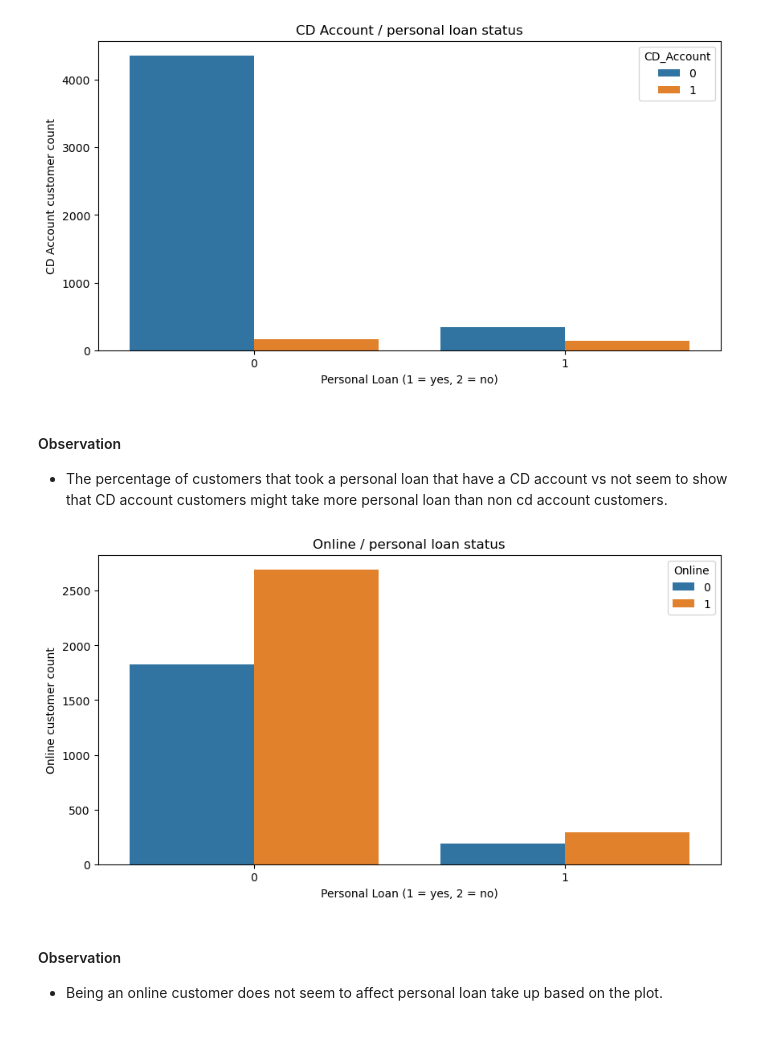
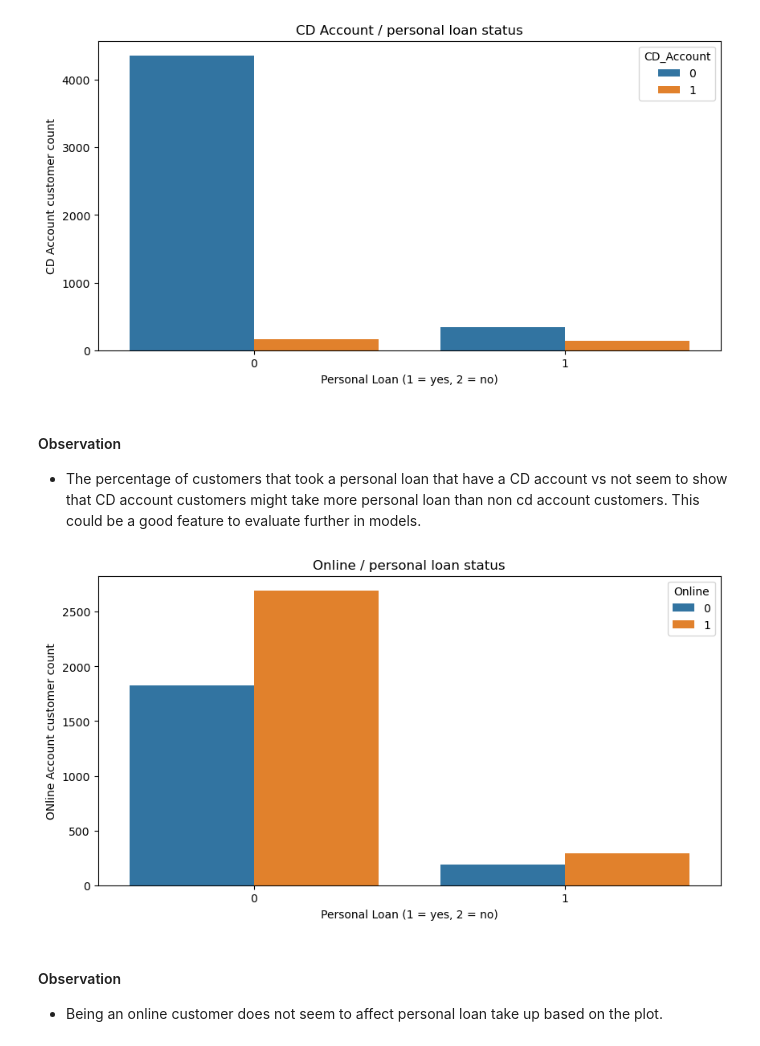
Before and after one commit to Drew75austin/Machine_Learning_Personal_Loan, a Jupyter notebook: Personal_Loan_Modelling.ipynb, the cells around one changed output. Cells and saved outputs as stored; diff of their text form; code cells hidden in the pictures.

Commit message:
Updates for charts

```diff
--- a/Personal_Loan_Modelling.ipynb
+++ b/Personal_Loan_Modelling.ipynb
@@ -501,6 +501,14 @@ def count_plot(x,yLabel, xLabel, title):
         xlabel=xLabel,
         title=title)
     plt.show()
+
+def count_plot2(x,yLabel, xLabel, title, hue):
+    plt.figure(figsize=(10, 5))
+    cp = sns.countplot(data=Loan_Data, x=x,hue=hue)
+    cp.set(ylabel=yLabel,
+        xlabel=xLabel,
+        title=title)
+    plt.show()
 # %%
 # Count plot to see how many  personal loan takers we have versus non
 count_plot(Loan_Data['Personal_Loan'],'Count of customers', 'Personal Loan 1=Have one 0=Does not have one ','Got a Personal Loan after last comapaign?')
@@ -645,17 +643,12 @@ plt.show()
 [figure]
 # %% [markdown]
 #### Observation
-- The percentage of customers that took a personal loan that have a CD account vs not seem to show that CD account customers might take more personal loan than non cd account customers.
+- The percentage of customers that took a personal loan that have a CD account vs not seem to show that CD account customers might take more personal loan than non cd account customers. This could be a good feature to evaluate further in models.
 # %%
 # Plot Online Account/ PERSONAL LOAN
-plt.figure(figsize=(10, 5))
-cp = sns.countplot(data=Loan_Data, x="Personal_Loan",hue="Online")
-cp.set(ylabel="Online customer count",
-        xlabel="Personal Loan (1 = yes, 2 = no)",
-        title="Online / personal loan status")
-plt.show()
+count_plot2("Personal_Loan","ONline Account customer count","Personal Loan (1 = yes, 2 = no)","Online / personal loan status","Online")
 # %% [output]
-[figure, old version]
+[figure, new version]
 # %% [markdown]
 #### Observation
 - Being an online customer does not seem to affect personal loan take up based on the plot.
```
Also changed, not shown: parts of 6 cells of this notebook, 1 other file.
